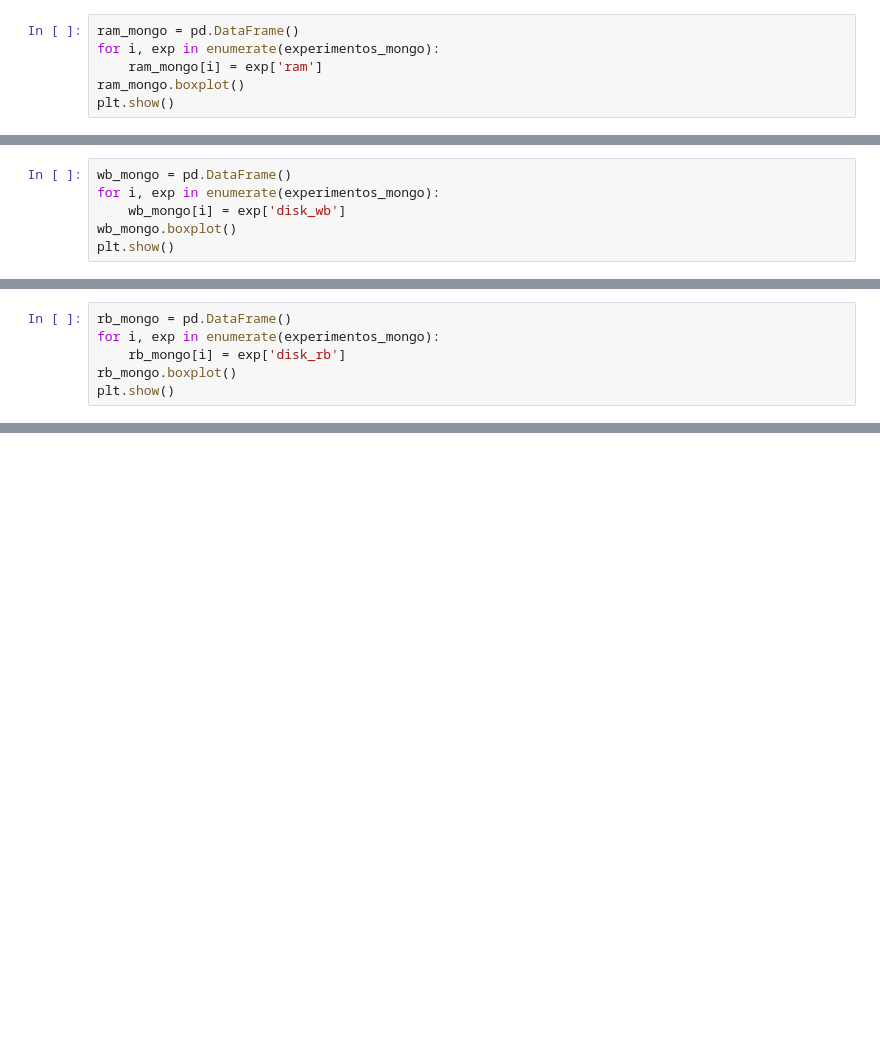
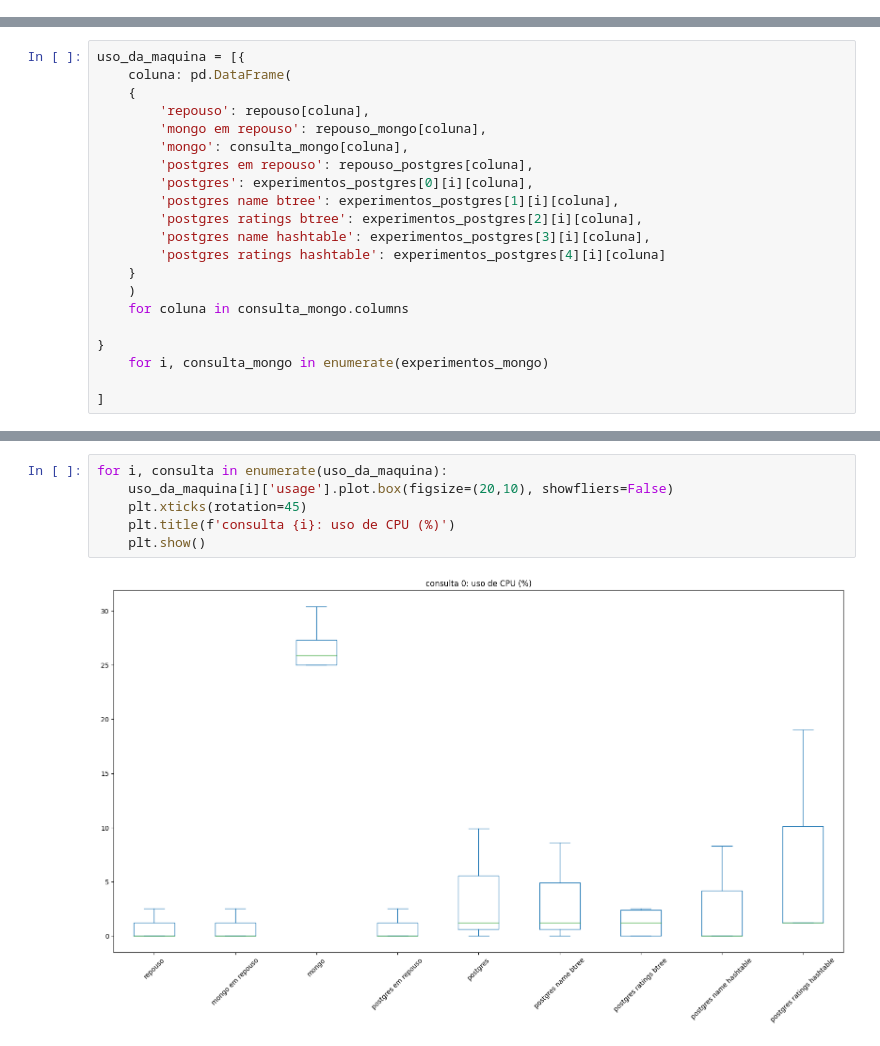
Before and after one commit to leticiapinho/banco-de-dados-MAC5760, a Jupyter notebook: experiment/Análise do desempenho.ipynb, the cells around one changed output, grey strips where cells are left out. Saved outputs shown, nothing was run; the diff lists cells and outputs as text; blank space fills up the shorter version.

```diff
--- a/experiment/Análise do desempenho.ipynb
+++ b/experiment/Análise do desempenho.ipynb
@@ -41,6 +79,0 @@ plt.show()
-# %%
-ram_mongo = pd.DataFrame()
-for i, exp in enumerate(experimentos_mongo):
-    ram_mongo[i] = exp['ram']
-ram_mongo.boxplot()
-plt.show()
@@ -49,6 +79,0 @@ plt.show()
-# %%
-wb_mongo = pd.DataFrame()
-for i, exp in enumerate(experimentos_mongo):
-    wb_mongo[i] = exp['disk_wb']
-wb_mongo.boxplot()
-plt.show()
@@ -57,6 +79,0 @@ plt.show()
-# %%
-rb_mongo = pd.DataFrame()
-for i, exp in enumerate(experimentos_mongo):
-    rb_mongo[i] = exp['disk_rb']
-rb_mongo.boxplot()
-plt.show()
@@ -64,0 +80,21 @@ plt.show()
+# %%
+uso_da_maquina = [{
+    coluna: pd.DataFrame(
+    {
+        'repouso': repouso[coluna],
+        'mongo em repouso': repouso_mongo[coluna],
+        'mongo': consulta_mongo[coluna],
+        'postgres em repouso': repouso_postgres[coluna],
+        'postgres': experimentos_postgres[0][i][coluna],
+        'postgres name btree': experimentos_postgres[1][i][coluna],
+        'postgres ratings btree': experimentos_postgres[2][i][coluna],
+        'postgres name hashtable': experimentos_postgres[3][i][coluna],
+        'postgres ratings hashtable': experimentos_postgres[4][i][coluna]
+    }
+    )
+    for coluna in consulta_mongo.columns
+
+}
+    for i, consulta_mongo in enumerate(experimentos_mongo)
+
+]
@@ -64,0 +114,8 @@ plt.show()
+# %%
+for i, consulta in enumerate(uso_da_maquina):
+    uso_da_maquina[i]['usage'].plot.box(figsize=(20,10), showfliers=False)
+    plt.xticks(rotation=45)
+    plt.title(f'consulta {i}: uso de CPU (%)')
+    plt.show()
+# %% [output]
+[figure, added]
```
Also changed, not shown: parts of 15 cells of this notebook.
